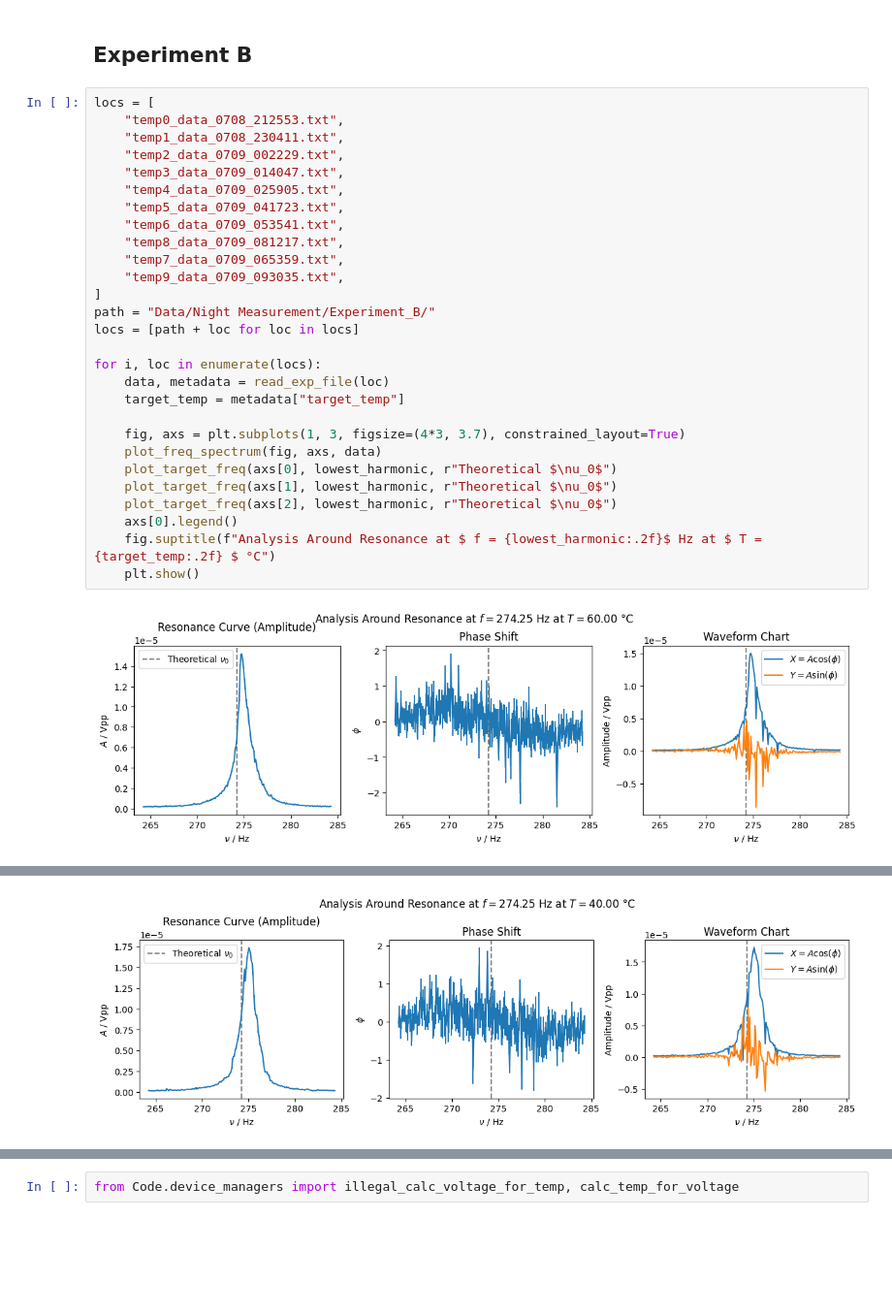
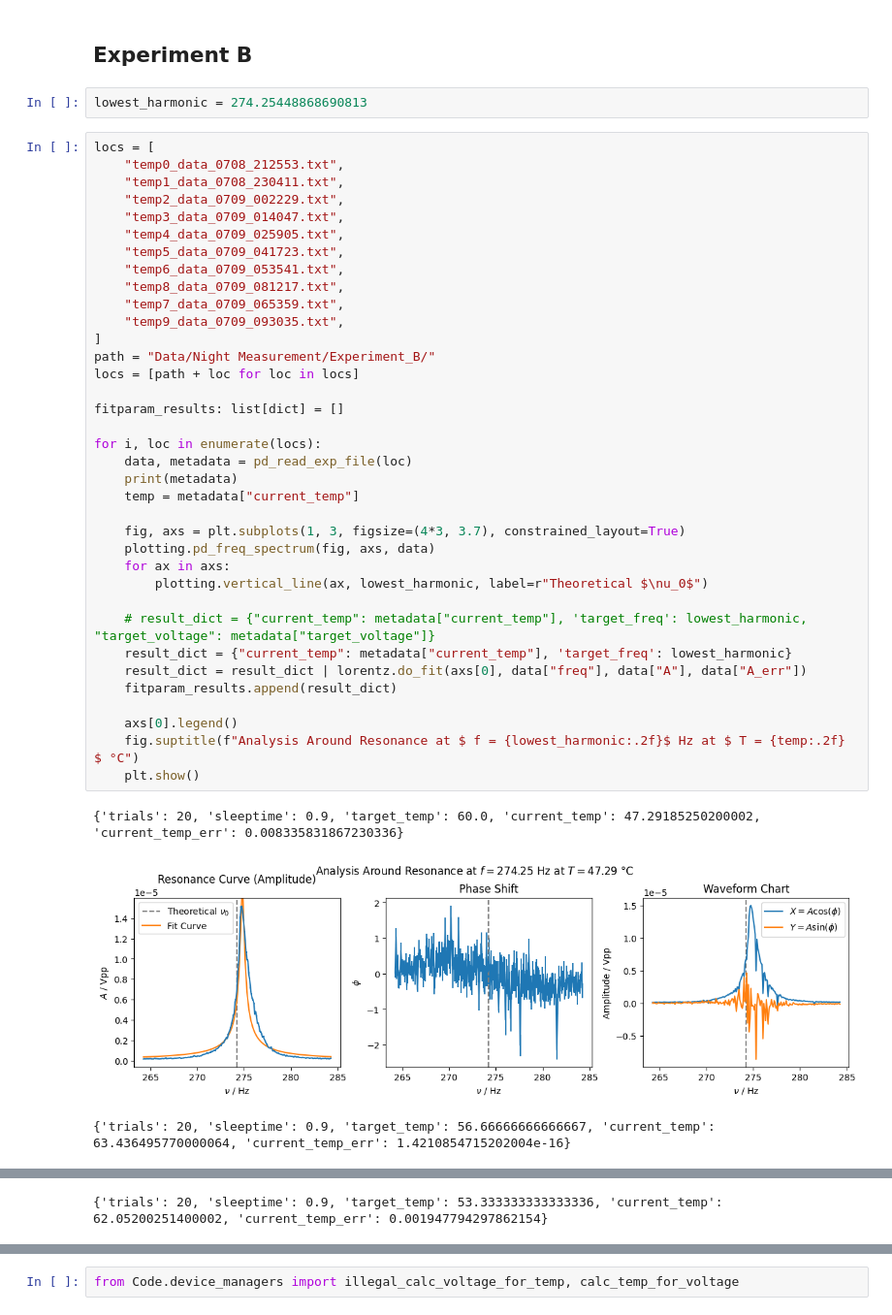
Before and after one commit to Just-Neptun/FP, a Jupyter notebook: F75 Computers and Data/Data_Analysis/analysis_B.ipynb, the cells around one changed output, grey strips where cells are left out. Shown at 97% size. Saved outputs shown, nothing was run; the diff lists cells and outputs as text; blank space fills up the shorter version.

```diff
--- a/F75 Computers and Data/Data_Analysis/analysis_B.ipynb
+++ b/F75 Computers and Data/Data_Analysis/analysis_B.ipynb
@@ -11,32 +14,44 @@ from scipy.optimize import curve_fit
 # %% [markdown]
 ## **Experiment B**
+# %%
+lowest_harmonic = 274.25448868690813
 # %%
 locs = [
     "temp0_data_0708_212553.txt",
     "temp1_data_0708_230411.txt",
     "temp2_data_0709_002229.txt",
     "temp3_data_0709_014047.txt",
     "temp4_data_0709_025905.txt",
     "temp5_data_0709_041723.txt",
     "temp6_data_0709_053541.txt",
     "temp8_data_0709_081217.txt",
     "temp7_data_0709_065359.txt",
     "temp9_data_0709_093035.txt",
 ]
 path = "Data/Night Measurement/Experiment_B/"
 locs = [path + loc for loc in locs]
 
+fitparam_results: list[dict] = []
+
 for i, loc in enumerate(locs):
-    data, metadata = read_exp_file(loc)
-    target_temp = metadata["target_temp"]
+    data, metadata = pd_read_exp_file(loc)
+    print(metadata)
+    temp = metadata["current_temp"]
 
     fig, axs = plt.subplots(1, 3, figsize=(4*3, 3.7), constrained_layout=True)
-    plot_freq_spectrum(fig, axs, data)
-    plot_target_freq(axs[0], lowest_harmonic, r"Theoretical $\nu_0$")
-    plot_target_freq(axs[1], lowest_harmonic, r"Theoretical $\nu_0$")
-    plot_target_freq(axs[2], lowest_harmonic, r"Theoretical $\nu_0$")
+    plotting.pd_freq_spectrum(fig, axs, data)
+    for ax in axs:
+        plotting.vertical_line(ax, lowest_harmonic, label=r"Theoretical $\nu_0$")
+
+    # result_dict = {"current_temp": metadata["current_temp"], 'target_freq': lowest_harmonic, "target_voltage": metadata["target_voltage"]}
+    result_dict = {"current_temp": metadata["current_temp"], 'target_freq': lowest_harmonic}
+    result_dict = result_dict | lorentz.do_fit(axs[0], data["freq"], data["A"], data["A_err"])
+    fitparam_results.append(result_dict)
+
     axs[0].legend()
-    fig.suptitle(f"Analysis Around Resonance at $ f = {lowest_harmonic:.2f}$ Hz at $ T = {target_temp:.2f} $ °C")
+    fig.suptitle(f"Analysis Around Resonance at $ f = {lowest_harmonic:.2f}$ Hz at $ T = {temp:.2f} $ °C")
     plt.show()
 # %% [output]
+{'trials': 20, 'sleeptime': 0.9, 'target_temp': 60.0, 'current_temp': 47.29185250200002, 'current_temp_err': 0.008335831867230336}
-[figure, old version]
+[figure, new version]
+{'trials': 20, 'sleeptime': 0.9, 'target_temp': 56.66666666666667, 'current_temp': 63.436495770000064, 'current_temp_err': 1.4210854715202004e-16}
@@ -43,0 +59 @@ for i, loc in enumerate(locs):
+{'trials': 20, 'sleeptime': 0.9, 'target_temp': 53.333333333333336, 'current_temp': 62.05200251400002, 'current_temp_err': 0.001947794297862154}
@@ -48 +66,0 @@ for i, loc in enumerate(locs):
-[figure, removed]
```
Also changed, not shown: parts of 8 cells of this notebook, 1 other file.
